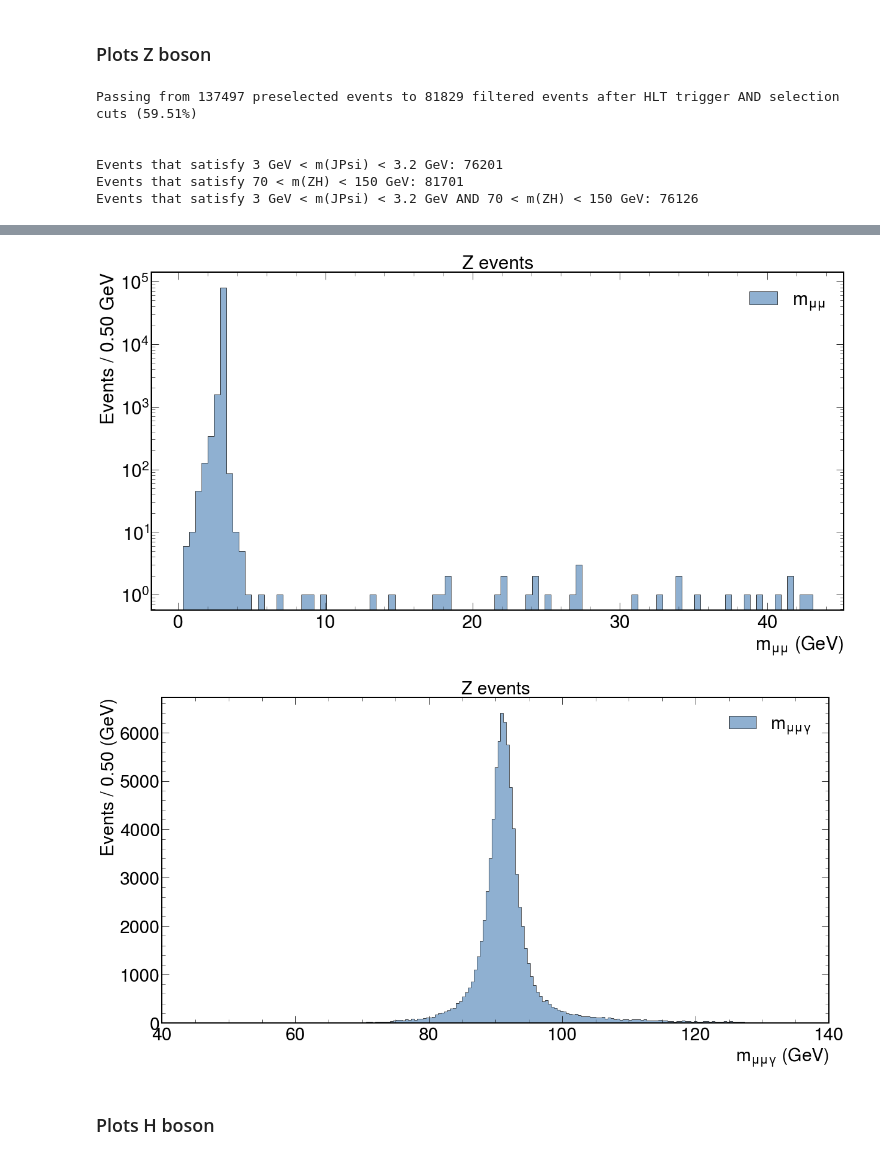
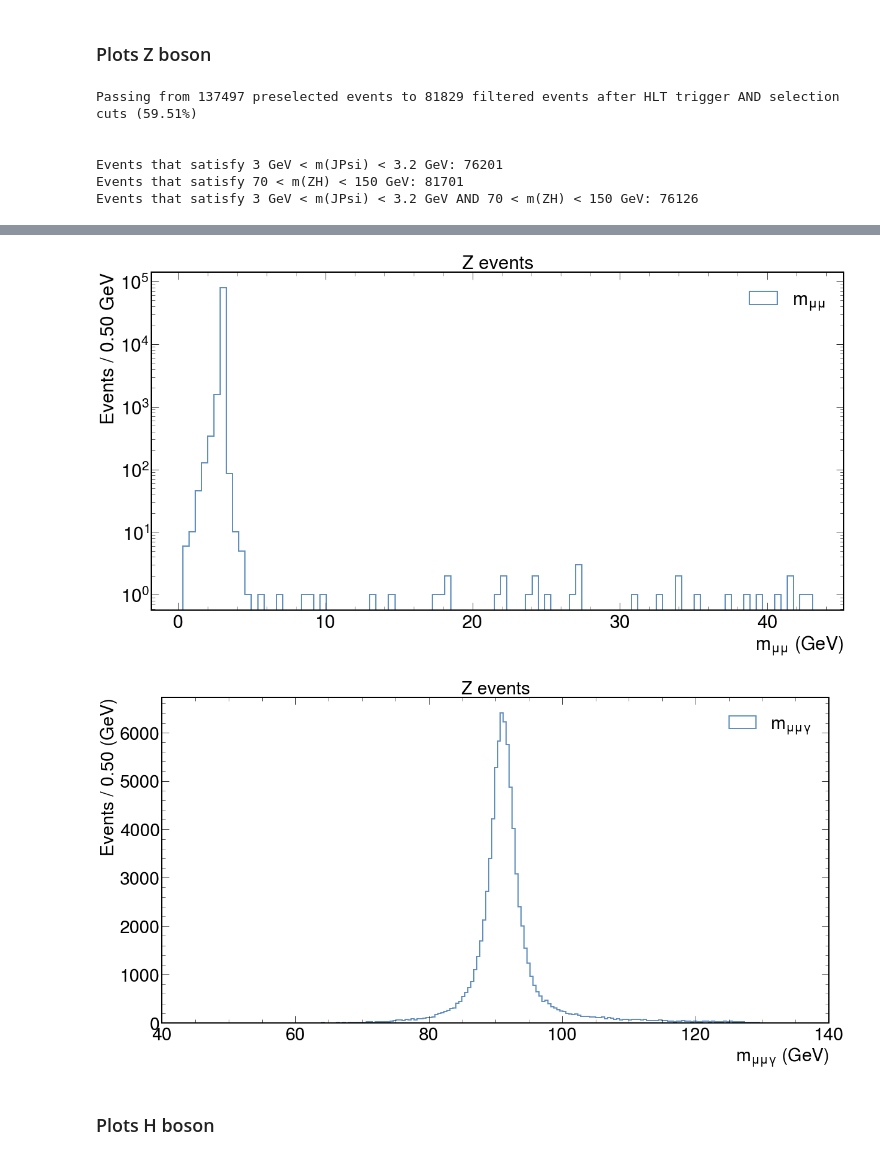
Before and after one commit to javivilladamigo/ResearchActivities, a Jupyter notebook: efficiencies.ipynb, the cells around one changed output, grey strips where cells are left out. Cells and saved outputs as stored; diff of their text form; code cells hidden in the pictures.

```diff
--- a/efficiencies.ipynb
+++ b/efficiencies.ipynb
@@ -429,10 +431,11 @@ fig, ax = plt.subplots(figsize=(20, 10))
 ax.hist(
     _JPsi_mass,
     bins = nbins,
-    histtype = "stepfilled",
-    color = Z_color,
-    alpha = 0.7,
-    edgecolor = "black",
+    histtype = 'stepfilled',
+    ec = Z_color,
+    facecolor = "none",
+    alpha = 1.,
+    lw = 2.,
     label = r"$m_{\mu \mu}$"
 )
 ax.set_yscale("log")
@@ -457,39 +460,40 @@ _max = 140. # ak.max(selectedHorZ.mass) + 10
 width = .5 # GeV
 nbins = int(round((_max - _min) / width)) + 1
 
 _HorZ_mass =  ak.flatten(selectedHorZ.mass[(selectedHorZ.mass > _min) & (selectedHorZ.mass < _max)], axis = None)
 
 
 fig, ax = plt.subplots(figsize=(20, 10))
 ax.hist(
     _HorZ_mass,
     bins = nbins,
-    histtype = "stepfilled",
-    color = Z_color,
-    alpha = 0.7,
-    edgecolor = "black",
+    histtype = 'stepfilled',
+    ec = Z_color,
+    facecolor = "none",
+    alpha = 1.,
+    lw = 2.,
     label = r"$m_{\mu \mu \gamma}$"
 )
 #ax.set_yscale("log")
 ax.tick_params(axis = 'both', which = 'major', labelsize = 30)
 ax.set_xlabel("$m_{\mu \mu \gamma}\ ({\\rm GeV})$", fontsize = 30)
 ax.set_ylabel("Events / %.2f (GeV)" % width, fontsize = 30)
 ax.set_xlim(_min, _max)
 #ax.set_ylim(0, 5)
 ax.legend(loc = "best", fontsize = 30)
 ax.set_title("Z events", fontsize = 30)
 plt.savefig("plots/m_mumuG/m_mumuG_Z.pdf")
 # %% [output]
 Passing from 137497 preselected events to 81829 filtered events after HLT trigger AND selection cuts (59.51%)
 
 
 Events that satisfy 3 GeV < m(JPsi) < 3.2 GeV: 76201
 Events that satisfy 70 < m(ZH) < 150 GeV: 81701
 Events that satisfy 3 GeV < m(JPsi) < 3.2 GeV AND 70 < m(ZH) < 150 GeV: 76126
 [figure]
 [figure]
-[figure, old version]
+[figure, new version]
-[figure, old version]
+[figure, new version]
 # %% [markdown]
 ### Plots H boson
 # %%
```
Also changed, not shown: parts of 10 cells of this notebook, 18 other files.
